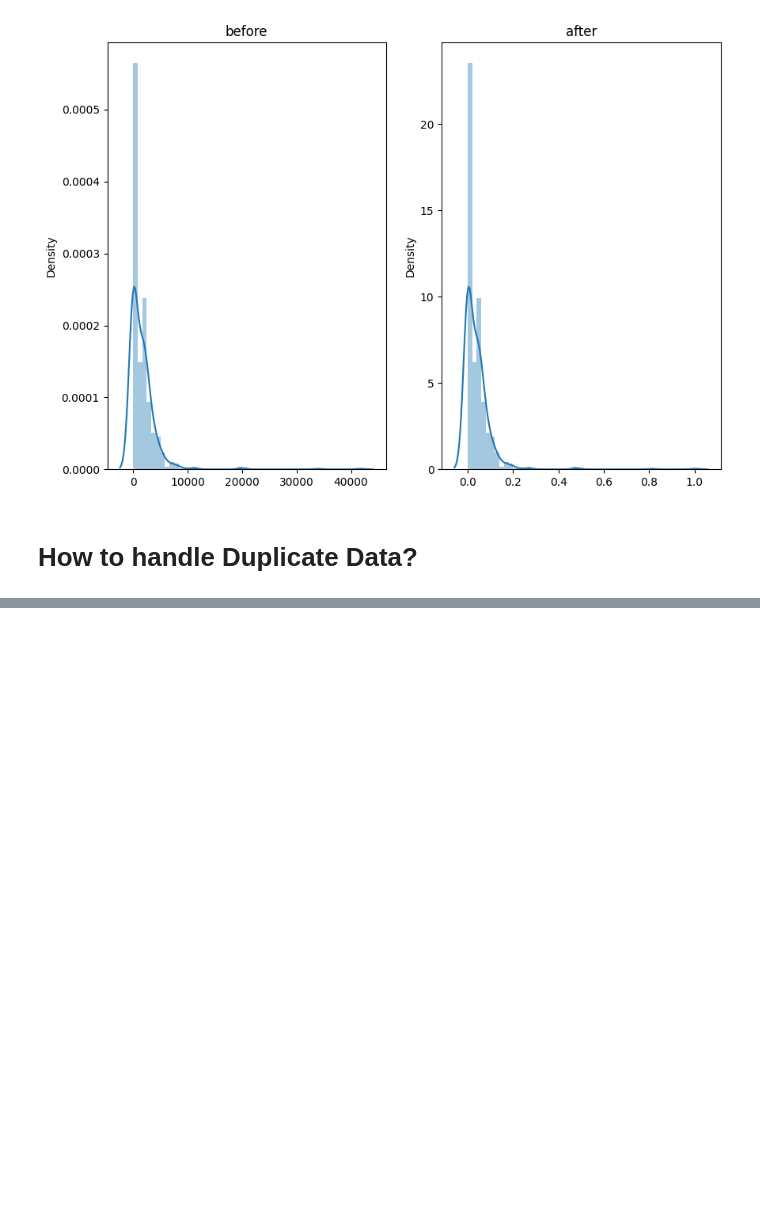
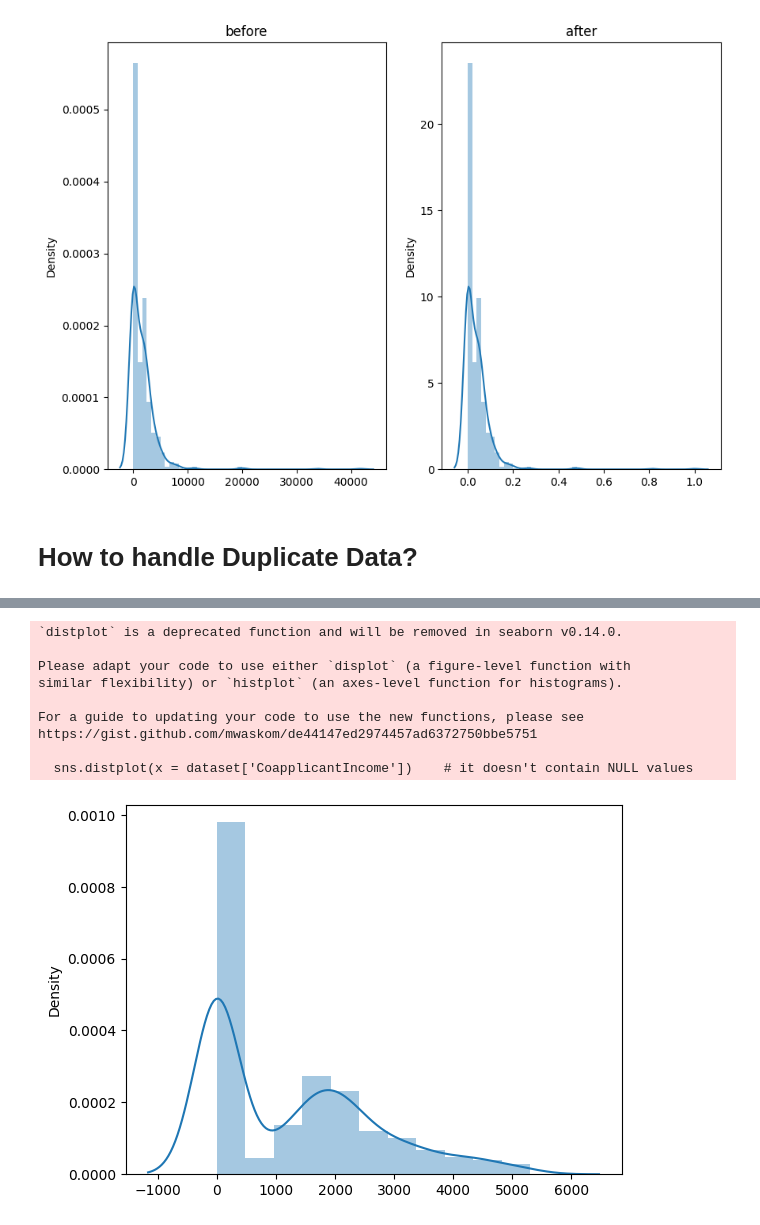
Before and after one commit to Vaishnavi943/ML_Course_-dl-ds, a Jupyter notebook: data-cleaning/jupyter.ipynb, the cells around one changed output, grey strips where cells are left out. Saved outputs shown, nothing was run; the diff lists cells and outputs as text; code cells hidden in the pictures; blank space fills up the shorter version.

```diff
--- a/data-cleaning/jupyter.ipynb
+++ b/data-cleaning/jupyter.ipynb
@@ -468,0 +604,23 @@ https://gist.github.com/mwaskom/de44147ed2974457ad6372750bbe5751
+# %%
+# removal of outlier-
+q1 = dataset['CoapplicantIncome'].quantile(0.25)
+q3 = dataset['CoapplicantIncome'].quantile(0.75)
+iqr = q3 - q1
+min_rangee = q1 - (1.5*iqr)
+max_rangee = q3 + (1.5*iqr)
+
+dataset = dataset[dataset['CoapplicantIncome'] <= max_rangee]
+
+sns.distplot(x = dataset['CoapplicantIncome'])
+plt.show()
+# %% [output]
+`distplot` is a deprecated function and will be removed in seaborn v0.14.0.
+
+Please adapt your code to use either `displot` (a figure-level function with
+similar flexibility) or `histplot` (an axes-level function for histograms).
+
+For a guide to updating your code to use the new functions, please see
+https://gist.github.com/mwaskom/de44147ed2974457ad6372750bbe5751
+
+  sns.distplot(x = dataset['CoapplicantIncome'])    # it doesn't contain NULL values
+[figure, added]
```
Also changed, not shown: parts of 15 cells of this notebook.
